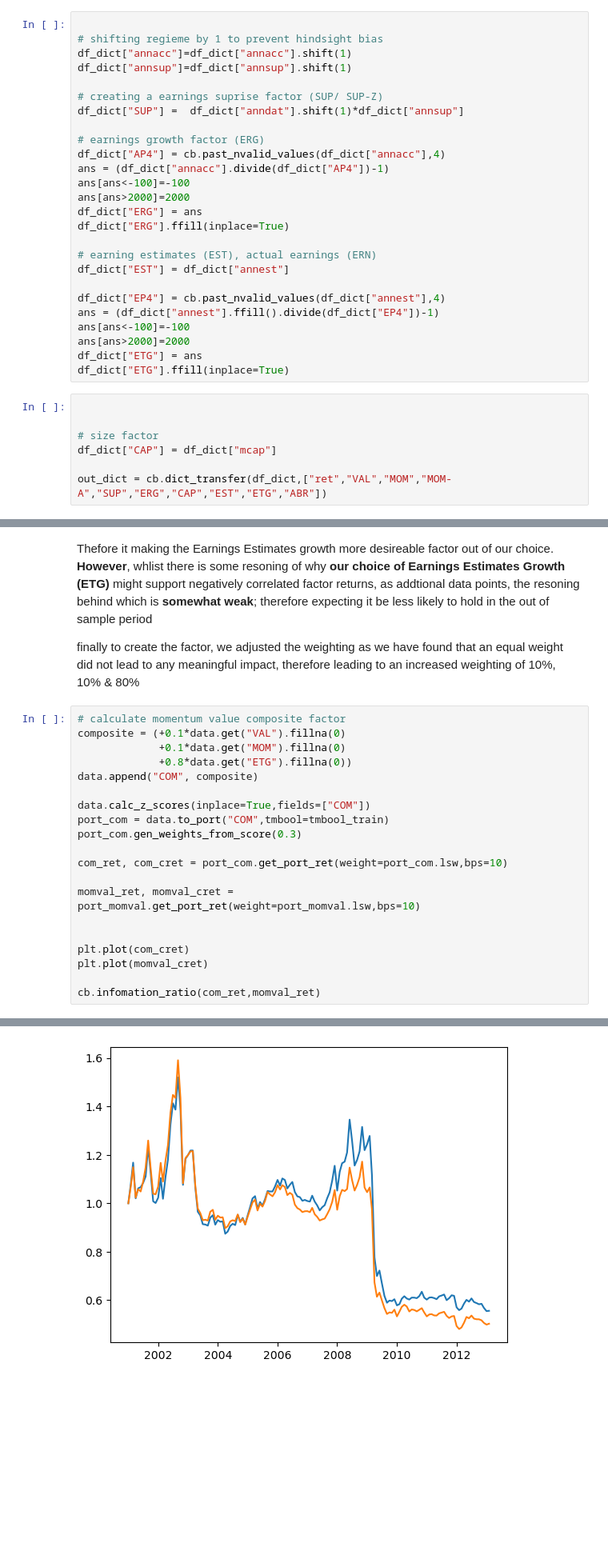
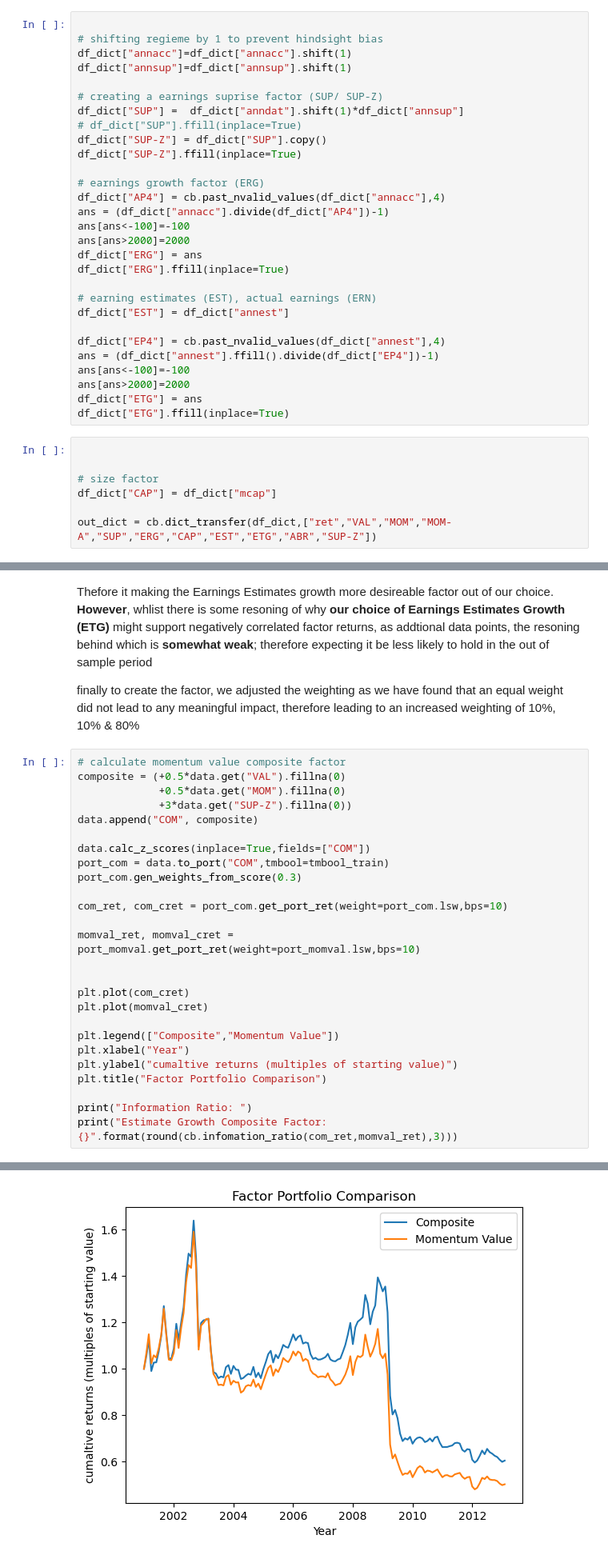
Before and after one commit to Toby3220/EF-5058-HFS, a Jupyter notebook: Group Project/main.ipynb, the cells around one changed output, grey strips where cells are left out. Shown at 80% size. Cells and saved outputs as stored; diff of their text form; blank space fills up the shorter version.

```diff
--- a/Group Project/main.ipynb
+++ b/Group Project/main.ipynb
@@ -106,6 +108,9 @@ df_dict["annsup"]=df_dict["annsup"].shift(1)
 
 # creating a earnings suprise factor (SUP/ SUP-Z)
 df_dict["SUP"] =  df_dict["anndat"].shift(1)*df_dict["annsup"]
+# df_dict["SUP"].ffill(inplace=True)
+df_dict["SUP-Z"] = df_dict["SUP"].copy()
+df_dict["SUP-Z"].ffill(inplace=True)
 
 # earnings growth factor (ERG)
 df_dict["AP4"] = cb.past_nvalid_values(df_dict["annacc"],4)
@@ -130,7 +135,7 @@ df_dict["ETG"].ffill(inplace=True)
 # size factor
 df_dict["CAP"] = df_dict["mcap"]
 
-out_dict = cb.dict_transfer(df_dict,["ret","VAL","MOM","MOM-A","SUP","ERG","CAP","EST","ETG","ABR"])
+out_dict = cb.dict_transfer(df_dict,["ret","VAL","MOM","MOM-A","SUP","ERG","CAP","EST","ETG","ABR","SUP-Z"])
 # %% [markdown]
 #### **In Sample & Out of Sample Sets**
 we split the collected data into a In Sample (60% from 2001 -> 2013) and Reserved Out of Sample Data Set (40% from 2013-> 2021) to reduced bias and data mining risks
@@ -379,9 +384,9 @@ Thefore it making the Earnings Estimates growth more desireable factor out of ou
 finally to create the factor, we adjusted the weighting as we have found that an equal weight did not lead to any meaningful impact, therefore leading to an increased weighting of 10%, 10% & 80%
 # %%
 # calculate momentum value composite factor
-composite = (+0.1*data.get("VAL").fillna(0)
-             +0.1*data.get("MOM").fillna(0)
-             +0.8*data.get("ETG").fillna(0))
+composite = (+0.5*data.get("VAL").fillna(0)
+             +0.5*data.get("MOM").fillna(0)
+             +3*data.get("SUP-Z").fillna(0))
 data.append("COM", composite)
 
 data.calc_z_scores(inplace=True,fields=["COM"])
@@ -396,5 +401,11 @@ momval_ret, momval_cret = port_momval.get_port_ret(weight=port_momval.lsw,bps=10
 plt.plot(com_cret)
 plt.plot(momval_cret)
 
-cb.infomation_ratio(com_ret,momval_ret)
+plt.legend(["Composite","Momentum Value"])
+plt.xlabel("Year")
+plt.ylabel("cumaltive returns (multiples of starting value)")
+plt.title("Factor Portfolio Comparison")
+
+print("Information Ratio: ")
+print("Estimate Growth Composite Factor: {}".format(round(cb.infomation_ratio(com_ret,momval_ret),3)))
 # %% [output]
@@ -402 +414 @@ cb.infomation_ratio(com_ret,momval_ret)
-[figure, old version]
+[figure, new version]
```
Also changed, not shown: parts of 18 cells of this notebook.
